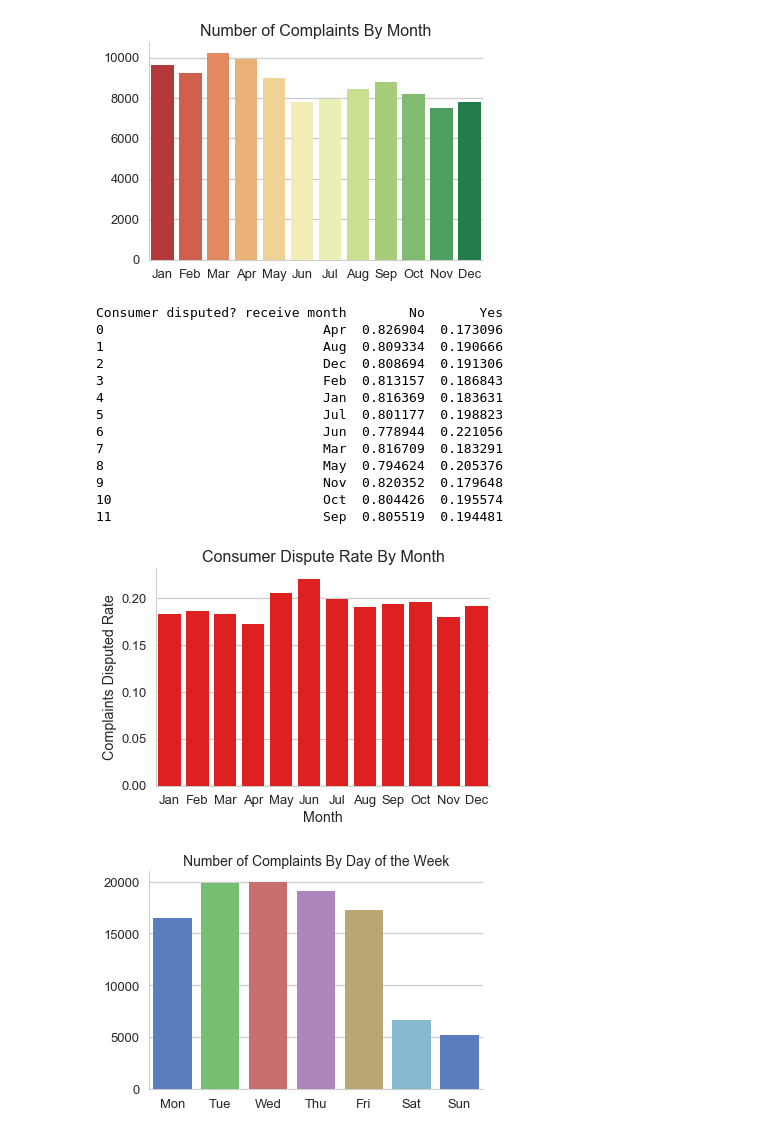
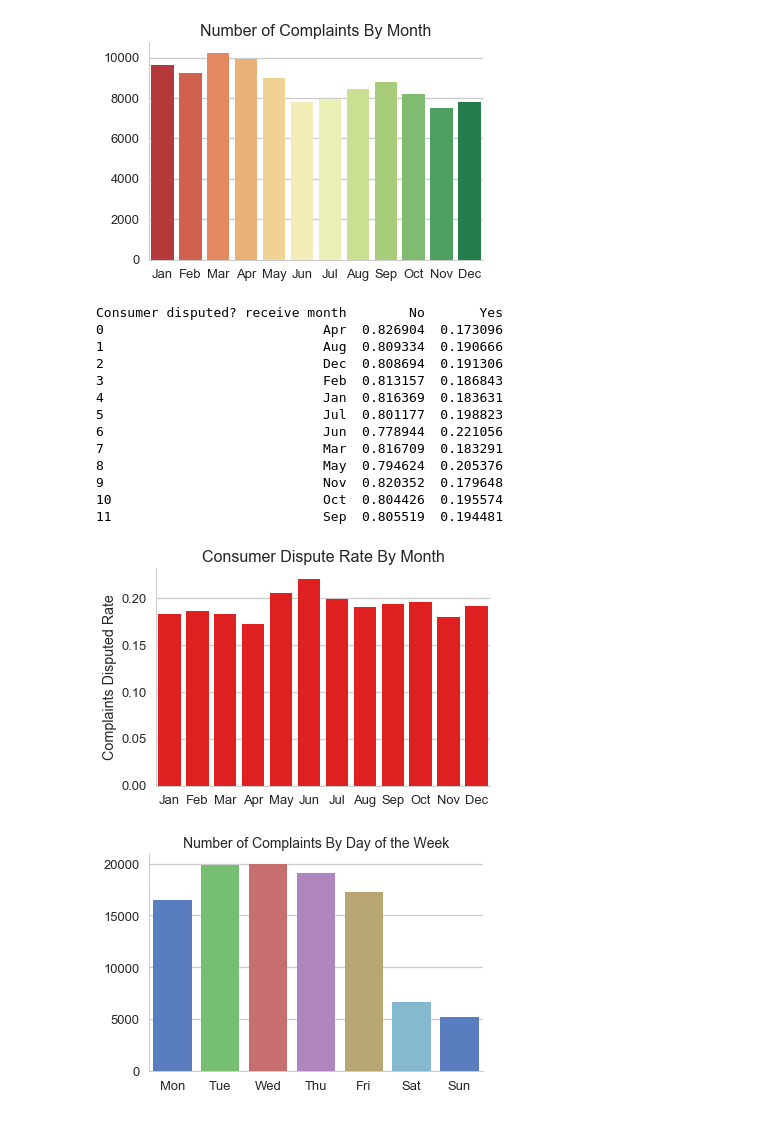
Before and after one commit to shuojiashi/capstone_project_2, a Jupyter notebook: notebooks/consumer_complaints.ipynb, the cells around one changed output. Cells and saved outputs as stored; diff of their text form; code cells hidden in the pictures.

```diff
--- a/notebooks/consumer_complaints.ipynb
+++ b/notebooks/consumer_complaints.ipynb
@@ -82,30 +82,30 @@ sns.set_style('whitegrid')
 # %%
 df_dispute_avail = df.dropna(axis=0, subset=['Consumer disputed?'])
 df_dispute_month = df_dispute_avail.groupby('receive month')['Consumer disputed?'].value_counts(normalize=True).unstack().reset_index()
 print(df_dispute_month)
 sns.barplot(x='receive month', y='Yes', data = df_dispute_month, order=month_order, color='red')
 plt.ylabel('Complaint disputed')
 plt.title('Consumer Dispute Rate By Month',fontsize=16)
 sns.set_style('whitegrid')
 sns.despine()
-plt.xlabel('Month')
+plt.xlabel('')
 plt.ylabel('Complaints Disputed Rate')
 plt.savefig('./../results/month_dispute.png', bbox_inches='tight', dpi = 150)
 # %% [output]
 Consumer disputed? receive month        No       Yes
 0                            Apr  0.826904  0.173096
 1                            Aug  0.809334  0.190666
 2                            Dec  0.808694  0.191306
 3                            Feb  0.813157  0.186843
 4                            Jan  0.816369  0.183631
 5                            Jul  0.801177  0.198823
 6                            Jun  0.778944  0.221056
 7                            Mar  0.816709  0.183291
 8                            May  0.794624  0.205376
 9                            Nov  0.820352  0.179648
 10                           Oct  0.804426  0.195574
 11                           Sep  0.805519  0.194481
-[figure, old version]
+[figure, new version]
 # %%
 # consumer complaints by day of the week
 # %%
```
Also changed, not shown: parts of 36 cells of this notebook, 3 other files.
